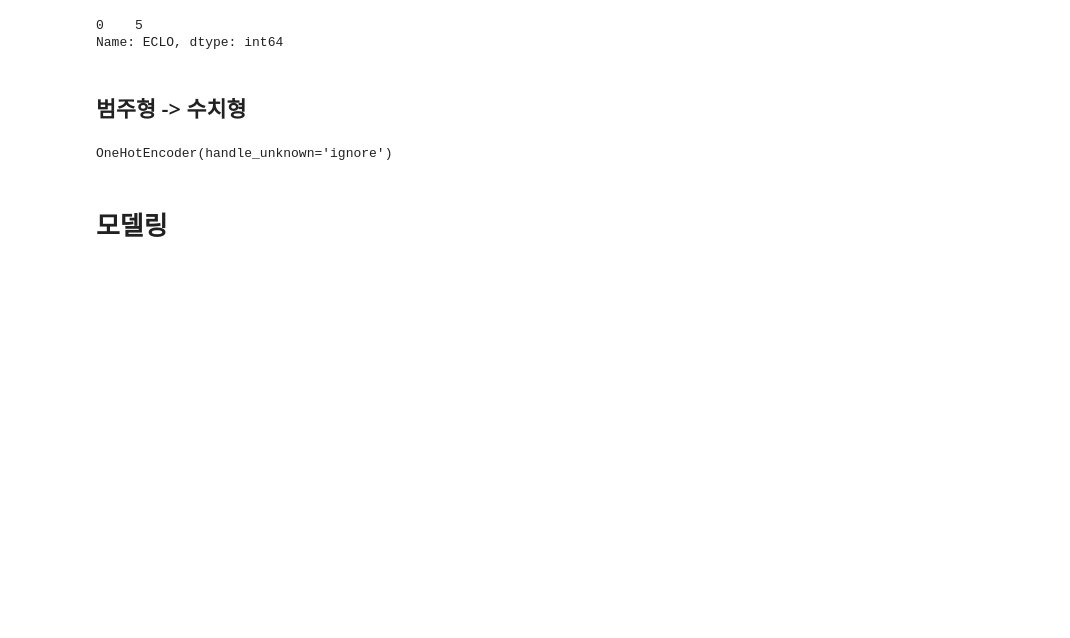
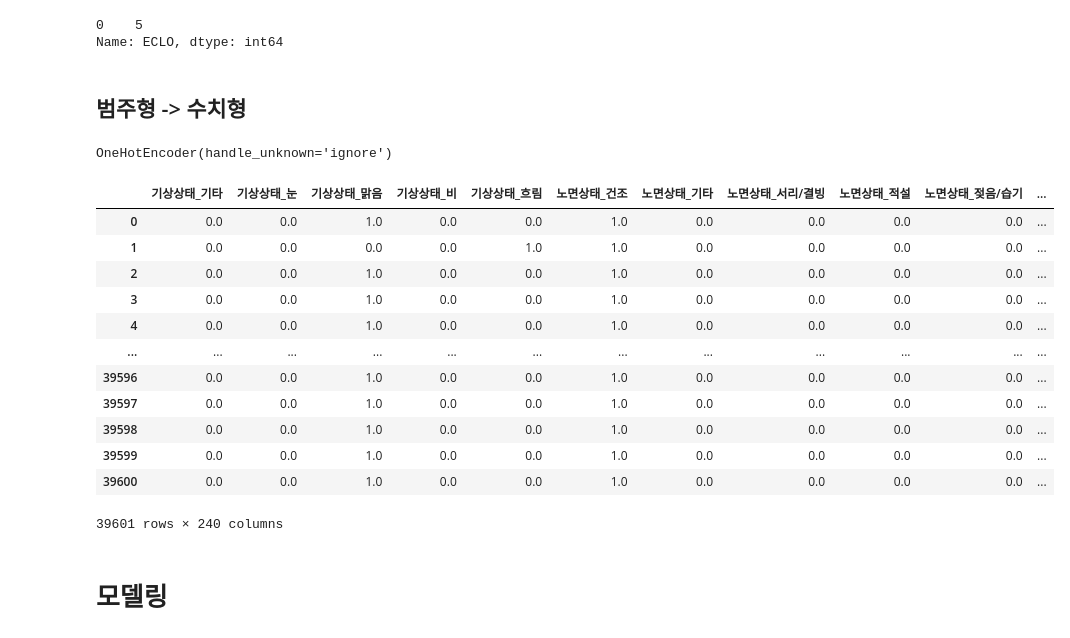
Before and after one commit to dbfla3831/portfolio, a Jupyter notebook: ML_연습/대구_교통사고_kfold_xgb.ipynb, the cells around one changed output. Cells and saved outputs as stored; diff of their text form; code cells hidden in the pictures; blank space fills up the shorter version.

```diff
--- a/ML_연습/대구_교통사고_kfold_xgb.ipynb
+++ b/ML_연습/대구_교통사고_kfold_xgb.ipynb
@@ -37,9 +37,9 @@ from tqdm import tqdm
 # %% [markdown]
 # 데이터 불러오기
 # %%
-train_df = pd.read_csv('../../yurim/데이콘/대구_교통사고/data/train.csv')
-test_df = pd.read_csv('../../yurim/데이콘/대구_교통사고/data/test.csv')
-accident_df = pd.read_csv('../../yurim/데이콘/대구_교통사고/data/external_open/countrywide_accident.csv')
+train_df = pd.read_csv('./data/train.csv')
+test_df = pd.read_csv('./data/test.csv')
+accident_df = pd.read_csv('./data/external_open/countrywide_accident.csv')
 
 train_df.head(3)
 train_df.shape
@@ -451,10 +451,26 @@ X_test_res = ohe.transform(X_test[cat_col])
 X_train_ohe = pd.DataFrame(X_train_res.todense(), columns = ohe.get_feature_names_out())
 X_test_ohe = pd.DataFrame(X_test_res.todense(), columns = ohe.get_feature_names_out())
 
-X_train_res = pd.concat([X_train_ohe, X_train[num_col]], axis = 1)
+X_train_res = pd.concat([X_train_ohe, X_train[num_col].reset_index(drop = True)], axis = 1)
 X_test_res = pd.concat([X_test_ohe, X_test[num_col]], axis = 1)
 # %% [output]
 OneHotEncoder(handle_unknown='ignore')
+# %%
+X_train_res
+# %% [output]
+|  | 기상상태_기타 | 기상상태_눈 | 기상상태_맑음 | 기상상태_비 | 기상상태_흐림 | 노면상태_건조 | 노면상태_기타 | 노면상태_서리/결빙 | 노면상태_적설 | 노면상태_젖음/습기 | ... |
+| 0 | 0.0 | 0.0 | 1.0 | 0.0 | 0.0 | 1.0 | 0.0 | 0.0 | 0.0 | 0.0 | ... |
+| 1 | 0.0 | 0.0 | 0.0 | 0.0 | 1.0 | 1.0 | 0.0 | 0.0 | 0.0 | 0.0 | ... |
+| 2 | 0.0 | 0.0 | 1.0 | 0.0 | 0.0 | 1.0 | 0.0 | 0.0 | 0.0 | 0.0 | ... |
+| 3 | 0.0 | 0.0 | 1.0 | 0.0 | 0.0 | 1.0 | 0.0 | 0.0 | 0.0 | 0.0 | ... |
+| 4 | 0.0 | 0.0 | 1.0 | 0.0 | 0.0 | 1.0 | 0.0 | 0.0 | 0.0 | 0.0 | ... |
+| ... | ... | ... | ... | ... | ... | ... | ... | ... | ... | ... | ... |
+| 39596 | 0.0 | 0.0 | 1.0 | 0.0 | 0.0 | 1.0 | 0.0 | 0.0 | 0.0 | 0.0 | ... |
+| 39597 | 0.0 | 0.0 | 1.0 | 0.0 | 0.0 | 1.0 | 0.0 | 0.0 | 0.0 | 0.0 | ... |
+| 39598 | 0.0 | 0.0 | 1.0 | 0.0 | 0.0 | 1.0 | 0.0 | 0.0 | 0.0 | 0.0 | ... |
+| 39599 | 0.0 | 0.0 | 1.0 | 0.0 | 0.0 | 1.0 | 0.0 | 0.0 | 0.0 | 0.0 | ... |
+| 39600 | 0.0 | 0.0 | 1.0 | 0.0 | 0.0 | 1.0 | 0.0 | 0.0 | 0.0 | 0.0 | ... |
+39601 rows × 240 columns
 # %% [markdown]
 # 모델링
 # %%
```
Also changed, not shown: parts of 7 cells of this notebook, 2 other files.
